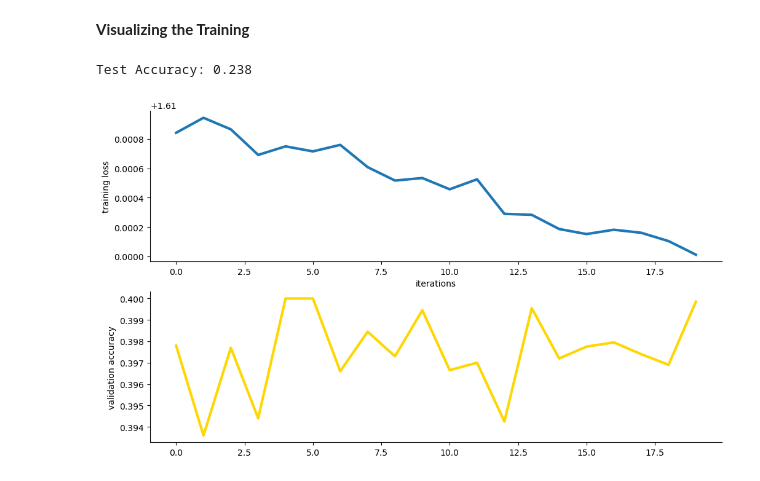
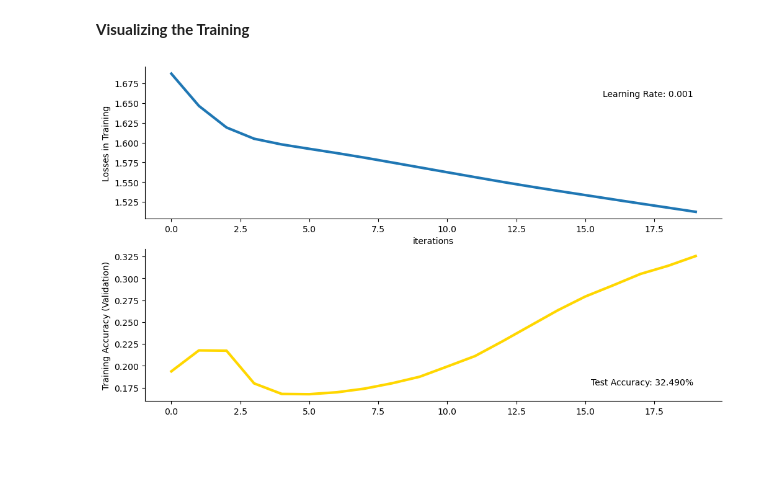
Before and after one commit to emmabacarra/Phys-417, a Jupyter notebook: Final Project - HEP Tagging/tagger.ipynb, the cells around one changed output. Cells and saved outputs as stored; diff of their text form; code cells hidden in the pictures; blank space fills up the shorter version.

Commit message:
tweaks & more training

```diff
--- a/Final Project - HEP Tagging/tagger.ipynb
+++ b/Final Project - HEP Tagging/tagger.ipynb
@@ -288,7 +377,7 @@ classifier = ParticleClassifier(
     embedding_size = 5,  # number of properties per constituent
     num_heads = fd.highest_divisor(5),
     num_classes = 5,  # number of final state particles
-    dim_feedforward = 15,
+    dim_feedforward = 32, # limit at 512
     dropout = 0.1
 ).to(DEVICE)
 # %% [markdown]
@@ -309,3 +393,9 @@ batch_size = 5
+# %%
+epochs = 20
+batch_size = 5
+learning_rate = 0.001
+betas = (0.9, 0.98)
+eps = 1e-9
 # %% [markdown]
 <b>Begin Training with Training Data</b>
 # %%
@@ -364,11 +454,15 @@ vatarget = vatarget.long()
 # tefeat = tefeat.float()
 # tetarget = tetarget.long()
 
+loss_fn = torch.nn.CrossEntropyLoss()
+optimizer = torch.optim.Adam(classifier.parameters(), lr=learning_rate, betas=betas, eps=eps)
+
 # Training Loop ---------------------------------------------------------------------------------------
 
 trlosses = []
 valosses = []
 
+print(f'Learning Rate: {learning_rate}')
 for epoch in tqdm.trange(epochs):
 
     optimizer.zero_grad()
@@ -396,28 +490,28 @@ for epoch in tqdm.trange(epochs):
 # %% [markdown]
 <b>Visualizing the Training</b>
 # %%
+test_outputs = classifier(tefeat)
+_ignore_, predicted = torch.max(test_outputs, 1)
+correct = (predicted == tetarget).float()
+accuracy = correct.mean().item()
+# print(f'Test Accuracy: {accuracy*100:.3f}%')
+
 # Plot the loss
 plt.figure(figsize = (12, 7))
 
 plt.subplot(2, 1, 1)
 plt.plot(trlosses, linewidth = 3)
 # plt.plot(runner.losses, linewidth = 3)
-plt.ylabel("training loss")
+plt.ylabel("Losses in Training")
 plt.xlabel("iterations")
+plt.annotate(f'Learning Rate: {learning_rate}', xy=(0.95, 0.85), xycoords='axes fraction', va='top', ha='right')
 sns.despine()
 
 plt.subplot(2, 1, 2)
 plt.plot(valosses, linewidth = 3, color = 'gold')
 # plt.plot(runner.accuracies, linewidth = 3, color = 'gold')
-plt.ylabel("validation accuracy")
+plt.ylabel("Training Accuracy (Validation)")
+plt.annotate(f'Test Accuracy: {accuracy*100:.3f}%', xy=(0.95, 0.15), xycoords='axes fraction', va='top', ha='right')
 sns.despine()
-
-
-test_outputs = classifier(tefeat)
-_ignore_, predicted = torch.max(test_outputs, 1)
-correct = (predicted == tetarget).float()
-accuracy = correct.mean().item()
-print(f'Test Accuracy: {accuracy:.3f}')
 # %% [output]
-Test Accuracy: 0.238
-[figure, old version]
+[figure, new version]
```
Also changed, not shown: parts of 7 cells of this notebook, 1 other file.
